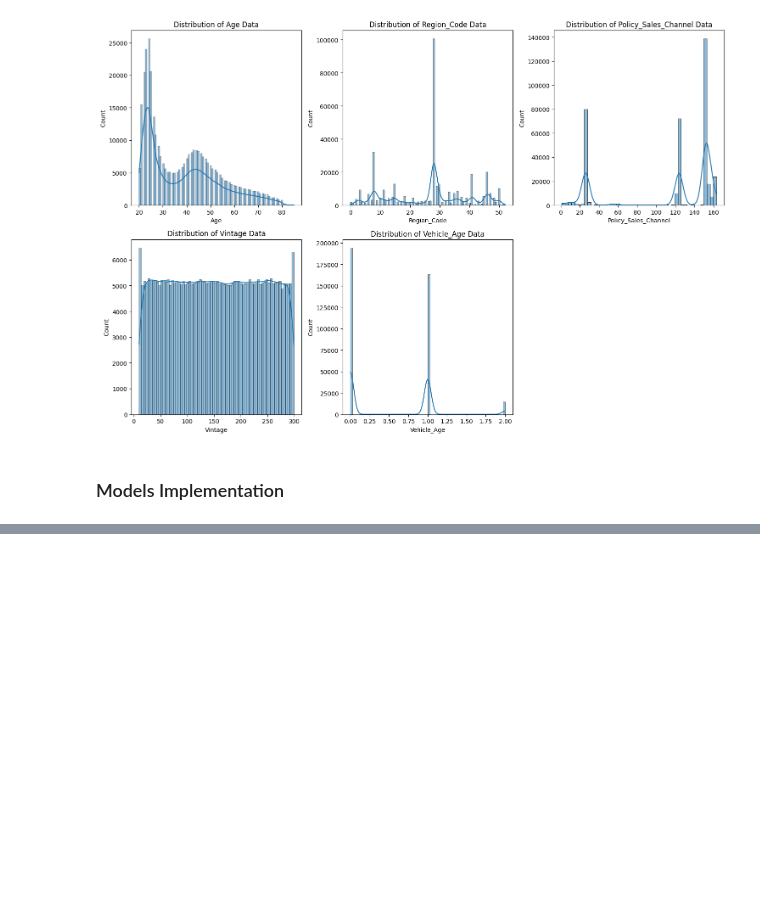
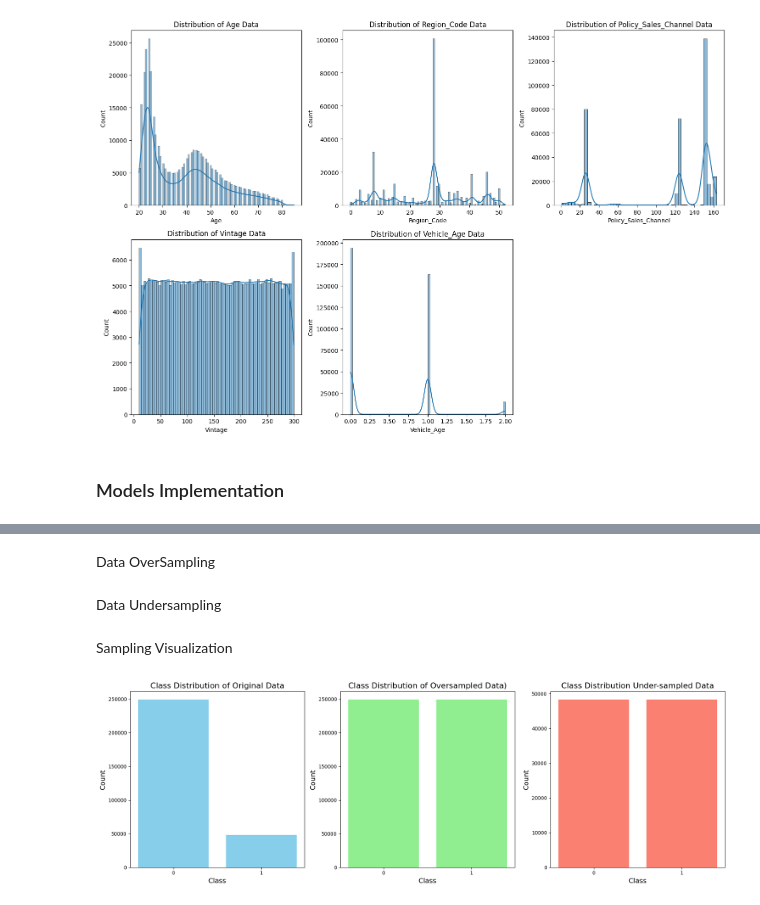
Before and after one commit to Hemanthtak2000/22073706_Project_UoH, a Jupyter notebook: 22073706_Code.ipynb, the cells around one changed output, grey strips where cells are left out. Saved outputs shown, nothing was run; the diff lists cells and outputs as text; code cells hidden in the pictures; blank space fills up the shorter version.

Commit message:
Finalized the code with all visualizations and results

```diff
--- a/22073706_Code.ipynb
+++ b/22073706_Code.ipynb
@@ -208,9 +212,9 @@ DataFrame shape after outlier removal: (371747, 11)
 ###### Scaling
 # %%
 # Initialize a StandardScaler
-scaler = StandardScaler()
+Scaler_InsData = StandardScaler()
 # Apply the scaler to the 'Annual_Premium' column
-Ins_Details_PP_OL.loc[:, ['Annual_Premium']] = scaler.fit_transform(Ins_Details_PP_OL[['Annual_Premium']])
+Ins_Details_PP_OL.loc[:, ['Annual_Premium']] = Scaler_InsData.fit_transform(Ins_Details_PP_OL[['Annual_Premium']])
 # %%
 # Checking the Dataset info after pre-processing
 Ins_Details_PP_OL.info()
@@ -597,0 +425,72 @@ dx
+# %%
+# Separate the Predictors and the target variable
+Ins_Pred_Col = Ins_Details_PP_OL.drop(['Response'], axis=1)
+Ins_Tgt_Col = Ins_Details_PP_OL['Response']
+# Split the dataset into training and testing sets
+Ins_Pred_Trn, Ins_Pred_Test, Ins_Tgt_Trn, Ins_Tgt_Test = train_test_split(Ins_Pred_Col, Ins_Tgt_Col, test_size=0.2, random_state=3706)
+# %% [markdown]
+Data OverSampling
+# %%
+# Initialize SMOTE for oversampling
+Ins_Smote_Over = SMOTE(random_state=3706)
+# Apply SMOTE to oversample the minority class in the training data
+Ins_Pred_Trn_Oversampled, Ins_Tgt_Trn_oversampled = Ins_Smote_Over.fit_resample(Ins_Pred_Trn, Ins_Tgt_Trn)
+# %% [markdown]
+Data Undersampling
+# %%
+# Apply ClusterCentroids to the training data (Clustering-based Under-sampling)
+Ins_Us_Under = RandomUnderSampler(random_state=3706)
+Ins_Pred_Trn_undersampled, Ins_Tgt_Trn_undersampled = Ins_Us_Under.fit_resample(Ins_Pred_Trn, Ins_Tgt_Trn)
+# %% [markdown]
+Sampling Visualization
+# %%
+# Count the class distribution for original, oversampled, and undersampled data
+cnt_Before_smplng = Counter(Ins_Tgt_Trn)
+cnt_after_Oversmp = Counter(Ins_Tgt_Trn_oversampled)
+cnt_after_undrsmp = Counter(Ins_Tgt_Trn_undersampled)
+
+# Convert counts to DataFrames for plotting
+org_df_Ins = pd.DataFrame.from_dict(cnt_Before_smplng, orient='index', columns=['Count']).reset_index()
+org_df_Ins.rename(columns={'index': 'Class'}, inplace=True)
+
+Over_df_Ins = pd.DataFrame.from_dict(cnt_after_Oversmp, orient='index', columns=['Count']).reset_index()
+Over_df_Ins.rename(columns={'index': 'Class'}, inplace=True)
+
+Under_df_Ins = pd.DataFrame.from_dict(cnt_after_undrsmp, orient='index', columns=['Count']).reset_index()
+Under_df_Ins.rename(columns={'index': 'Class'}, inplace=True)
+
+# Plot the distributions
+plt.figure(figsize=(18, 6))
+
+# Original Data
+plt.subplot(1, 3, 1)
+plt.bar(org_df_Ins['Class'], org_df_Ins['Count'], color='skyblue')
+# Set the plot title and labels for axis
+plt.title('Class Distribution of Original Data',fontsize=16)
+plt.xlabel('Class',fontsize=14)
+plt.ylabel('Count',fontsize=14)
+plt.xticks(ticks=org_df_Ins['Class'])
+
+# Oversampled Data
+plt.subplot(1, 3, 2)
+plt.bar(Over_df_Ins['Class'], Over_df_Ins['Count'], color='lightgreen')
+# Set the plot title and labels for axis
+plt.title('Class Distribution of Oversampled Data)',fontsize=16)
+plt.xlabel('Class',fontsize=14)
+plt.ylabel('Count',fontsize=14)
+plt.xticks(ticks=Over_df_Ins['Class'])
+
+# Undersampled Data
+plt.subplot(1, 3, 3)
+plt.bar(Under_df_Ins['Class'], Under_df_Ins['Count'], color='salmon')
+# Set the plot title and labels for axis
+plt.title('Class Distribution Under-sampled Data',fontsize=16)
+plt.xlabel('Class',fontsize=14)
+plt.ylabel('Count',fontsize=14)
+plt.xticks(ticks=Under_df_Ins['Class'])
+
+# Adjust layout and show the plot
+plt.tight_layout()
+plt.show()
+# %% [output]
+[figure, added]
```
Also changed, not shown: parts of 52 cells of this notebook.
